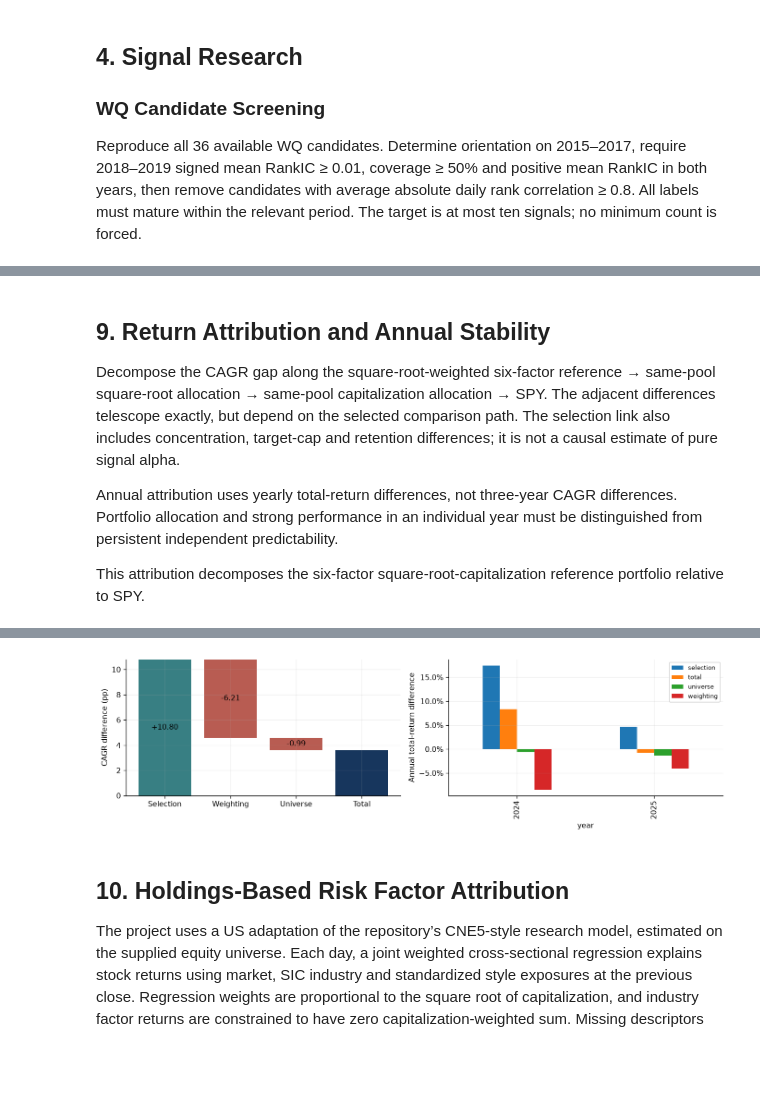
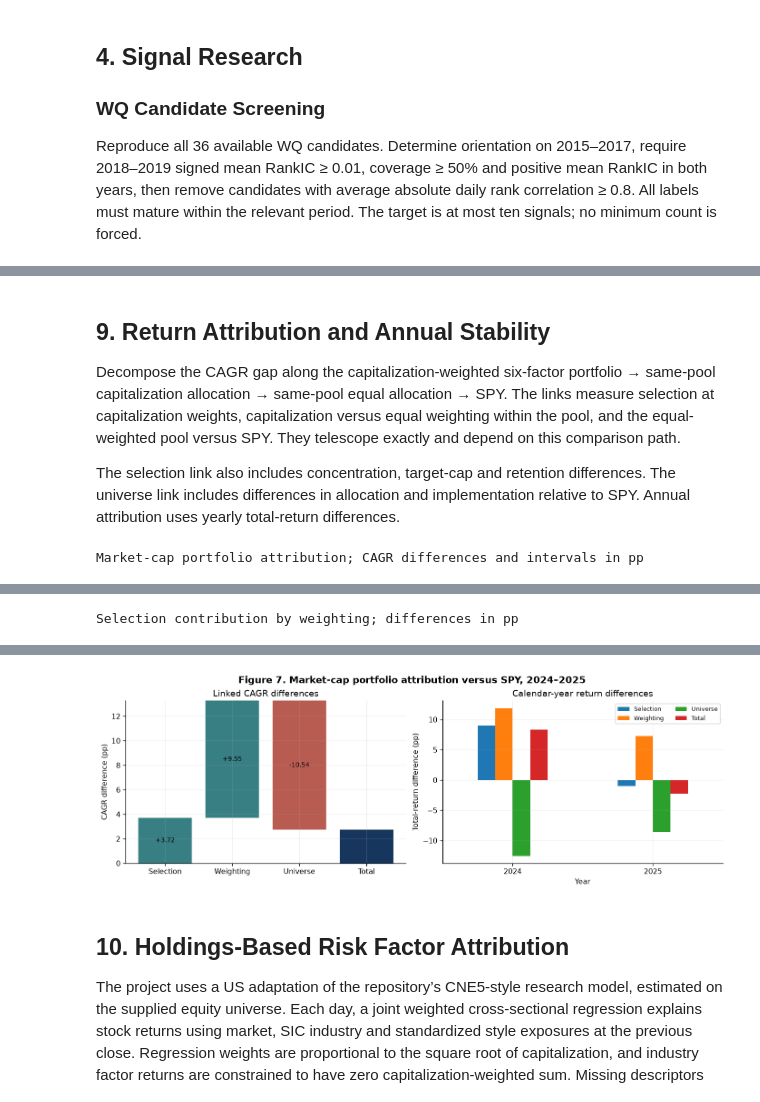
Before and after one commit to UtAstN/dsa5205-project2-final, a Jupyter notebook: notebooks/Equity_Strategy_Research.ipynb, the cells around one changed output, grey strips where cells are left out. Drawn from its saved outputs; the diff is of its cells as text; code cells hidden in the pictures; blank space fills up the shorter version.

```diff
--- a/notebooks/Equity_Strategy_Research.ipynb
+++ b/notebooks/Equity_Strategy_Research.ipynb
@@ -19,7 +19,14 @@ from matplotlib.ticker import PercentFormatter
 from IPython.display import display,Markdown
 ROOT=next(p for p in [Path.cwd(),*Path.cwd().parents] if (p/'src/usq/project2/data_preparation.py').exists())
 sys.path.insert(0,str(ROOT/'src'))
-DATA=ROOT/'data'
+# Set this to your trusted snapshot folder, or use TEAM34_DATA_DIR.
+DATA_DIRECTORY = None  # Default: latest completed data-preparation output
+from usq.project2.notebook_paths import resolve_data_directory
+DATA = resolve_data_directory(ROOT, DATA_DIRECTORY)
+print('Input snapshot:', DATA)
+from usq.project2.notebook_presentation import (format_table, plot_universe,
+    plot_fundamentals, plot_cv, plot_wealth, plot_periods, plot_robustness,
+    plot_reference_attribution, plot_styles, plot_reference_intervals)
 from datetime import datetime
 WORK=ROOT/'runs'/datetime.now().strftime('experiment_%Y%m%d_%H%M%S_%f')
 plt.rcParams.update({'font.family':'DejaVu Sans','font.size':10,'figure.dpi':115,'axes.spines.top':False,'axes.spines.right':False,'axes.grid':True,'grid.alpha':.2})
@@ -35,6 +48,10 @@ assert not WORK.exists(), "A clean run requires a new experiment directory."
 # %%
 # Audit inputs before constructing an independent research dataset.
-from usq.project2.data_preparation import prepare_research_data,material_ohlc
+import importlib
+# Refresh the audit module if this kernel loaded an earlier definition.
+data_preparation=importlib.reload(importlib.import_module('usq.project2.data_preparation'))
+audit_prepared_snapshot=data_preparation.audit_prepared_snapshot
+material_ohlc=data_preparation.material_ohlc
 source=lambda field:pd.read_pickle(DATA/'panels'/f'{field}.pkl')
 bars={name:source(name) for name in ['open','high','low','close']}
 mask=material_ohlc(bars['open'],bars['high'],bars['low'],bars['close'])
@@ -48,8 +65,11 @@ volume=source('volume')
 display(pd.Series({'negative_volume':int(volume.lt(0).to_numpy().sum()),'zero_volume':int(volume.eq(0).to_numpy().sum())}))
 assert not volume.lt(0).any().any()
 del volume
-database=prepare_research_data(DATA,WORK)
+database=audit_prepared_snapshot(DATA,WORK)
 report=json.loads((WORK/'data_complete.json').read_text())
+from usq.data.adjustments import PRICE_PRECISION_POLICY
+assert report['price_precision_policy']==PRICE_PRECISION_POLICY
+print('Price precision:',report['price_precision_policy'])
 display(pd.DataFrame({k:[v] for k,v in report.items() if k not in ['binding','financial_audit']}))
 audit=pd.read_csv(WORK/'input_audit.csv')
 display(audit)
@@ -608,21 +629,22 @@ fig.tight_layout();plt.show()
 # %% [markdown]
 ## 9. Return Attribution and Annual Stability
- Decompose the CAGR gap along the square-root-weighted six-factor reference → same-pool square-root allocation → same-pool capitalization allocation → SPY. The adjacent differences telescope exactly, but depend on the selected comparison path. The selection link also includes concentration, target-cap and retention differences; it is not a causal estimate of pure signal alpha.
+Decompose the CAGR gap along the capitalization-weighted six-factor portfolio → same-pool capitalization allocation → same-pool equal allocation → SPY. The links measure selection at capitalization weights, capitalization versus equal weighting within the pool, and the equal-weighted pool versus SPY. They telescope exactly and depend on this comparison path.
 
- Annual attribution uses yearly total-return differences, not three-year CAGR differences. Portfolio allocation and strong performance in an individual year must be distinguished from persistent independent predictability.
-
-This attribution decomposes the six-factor square-root-capitalization reference portfolio relative to SPY.
+The selection link also includes concentration, target-cap and retention differences. The universe link includes differences in allocation and implementation relative to SPY. Annual attribution uses yearly total-return differences.
 # %%
 # Decompose matched return differences without refitting the strategy.
 from usq.project2.attribution import build
-attribution=build(study.out,tables=WORK/'attribution')
+attribution_path=['fundamental_cap','pool_cap','pool_equal','SPY']
+attribution_labels={'fundamental_cap-pool_cap':'selection',
+                    'pool_cap-pool_equal':'weighting','pool_equal-SPY':'universe'}
+attribution=build(study.out,tables=WORK/'attribution',
+                  path=attribution_path,labels=attribution_labels)
 z=attribution['attribution'].query("phase=='evaluation'").set_index('link')
-display(attribution['attribution']);display(attribution['selection'])
+display(format_table(attribution['attribution'], 'Market-cap portfolio attribution; CAGR differences and intervals in pp'))
+display(format_table(attribution['selection'], 'Selection contribution by weighting; differences in pp'))
 np.testing.assert_allclose(z.loc[['selection','weighting','universe'],'cagr_difference'].sum(),z.loc['total','cagr_difference'],atol=1e-12)
-fig,axes=plt.subplots(1,2,figsize=(12,3.5));start=0
-for i,key in enumerate(['selection','weighting','universe']):
-    v=z.loc[key,'cagr_difference']*100;axes[0].bar(i,v,bottom=start,color='#387f83' if v>=0 else '#b85c52');axes[0].text(i,start+v/2,f'{v:+.2f}',ha='center',va='center');start+=v
-axes[0].bar(3,start,color='#17365d');axes[0].set_xticks(range(4),['Selection','Weighting','Universe','Total']);axes[0].set_ylabel('CAGR difference (pp)')
-annual=attribution['annual'].query("phase=='evaluation'");annual.pivot(index='year',columns='link',values='return_difference').plot.bar(ax=axes[1]);axes[1].yaxis.set_major_formatter(PercentFormatter(1));axes[1].set_ylabel('Annual total-return difference');axes[1].legend(fontsize=8);fig.tight_layout();plt.show()
+plot_reference_attribution(attribution)
+plt.show()
 # %% [output]
+Market-cap portfolio attribution; CAGR differences and intervals in pp
 |  | phase | link | upper | lower | cagr_difference | ci_low | ci_high | active_mean_annualized | ... |
@@ -637 +659,2 @@ annual=attribution['annual'].query("phase=='evaluation'");annual.pivot(index='ye
+Selection contribution by weighting; differences in pp
 |  | phase | weighting | link | upper | lower | cagr_difference | ci_low | ci_high | ... |
@@ -644,4 +667,4 @@ annual=attribution['annual'].query("phase=='evaluation'");annual.pivot(index='ye
-[figure, old version]
+[figure, new version]
 # %% [markdown]
 ## 10. Holdings-Based Risk Factor Attribution
 
```
Also changed, not shown: parts of 23 cells of this notebook, 51 other files.
